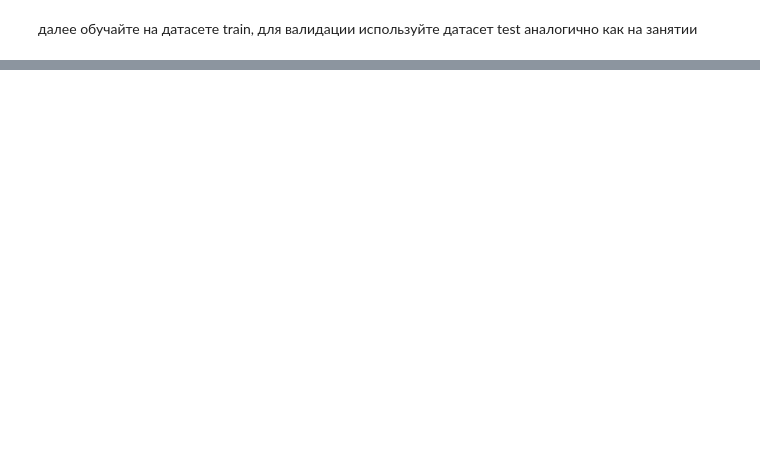
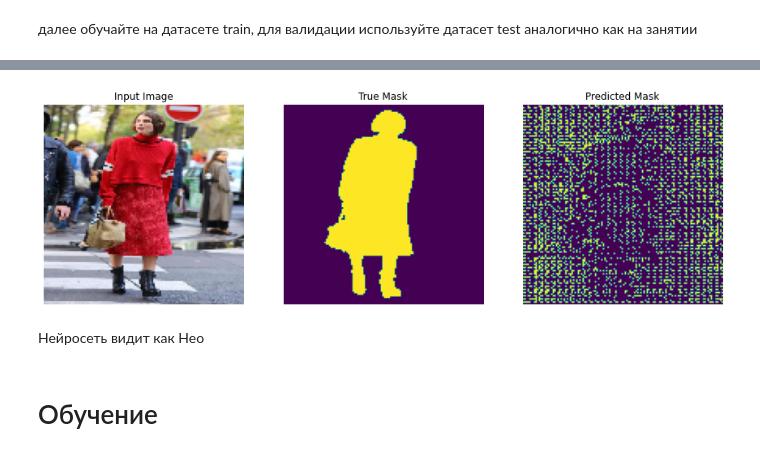
Before and after one commit to hildar/intro-nn, a Jupyter notebook: L6 Segmentation/Lesson_6_home_practice.ipynb, the cells around one changed output, grey strips where cells are left out. Cells and saved outputs as stored; diff of their text form; code cells hidden in the pictures; blank space fills up the shorter version.

```diff
--- a/L6 Segmentation/Lesson_6_home_practice.ipynb
+++ b/L6 Segmentation/Lesson_6_home_practice.ipynb
@@ -155,0 +188,41 @@ ValueError: Expected image array to have rank 3 (single image). Got array with s
+# %%
+up_stack = [
+    tf.keras.layers.Conv2DTranspose(512, 3, strides=2, padding='same',
+                                    use_bias=False, activation='relu'),
+    tf.keras.layers.Conv2DTranspose(256, 3, strides=2, padding='same',
+                                    use_bias=False, activation='relu'),
+    tf.keras.layers.Conv2DTranspose(128, 3, strides=2, padding='same',
+                                    use_bias=False, activation='relu'),
+    tf.keras.layers.Conv2DTranspose(64, 3, strides=2, padding='same',
+                                    use_bias=False, activation='relu')
+]
+# %%
+def resolution_model(output_channels):
+    inputs = tf.keras.layers.Input(shape=[128, 128, 3])
+    x = inputs
+
+    # Downsampling through the model
+    skips = down_stack(x)
+    x = skips[-1]
+    skips = reversed(skips[:-1])
+
+    # Upsampling and establishing the skip connections
+    for up, skip in zip(up_stack, skips):
+        x = up(x)
+        concat = tf.keras.layers.Concatenate()
+        x = concat([x, skip])
+
+    # This is the last layer of the model
+    last = tf.keras.layers.Conv2DTranspose(output_channels, 3, strides=2,
+                                         padding='same')  #64x64 -> 128x128
+
+    x = last(x)
+
+    return tf.keras.Model(inputs=inputs, outputs=x)
+# %%
+OUTPUT_CHANNELS = 2
+
+model = resolution_model(OUTPUT_CHANNELS)
+model.compile(optimizer=tf.keras.optimizers.Adam(learning_rate=5e-4),
+              loss=tf.keras.losses.SparseCategoricalCrossentropy(from_logits=True),
+              metrics=['accuracy'])
@@ -155,0 +233,3 @@ ValueError: Expected image array to have rank 3 (single image). Got array with s
+# %%
+show_predictions(model)
+# %% [output]
@@ -155,0 +237,5 @@ ValueError: Expected image array to have rank 3 (single image). Got array with s
+[figure, added]
+# %% [markdown]
+Нейросеть видит как Нео
+# %% [markdown]
+# Обучение
```
Also changed, not shown: parts of 23 cells of this notebook.
